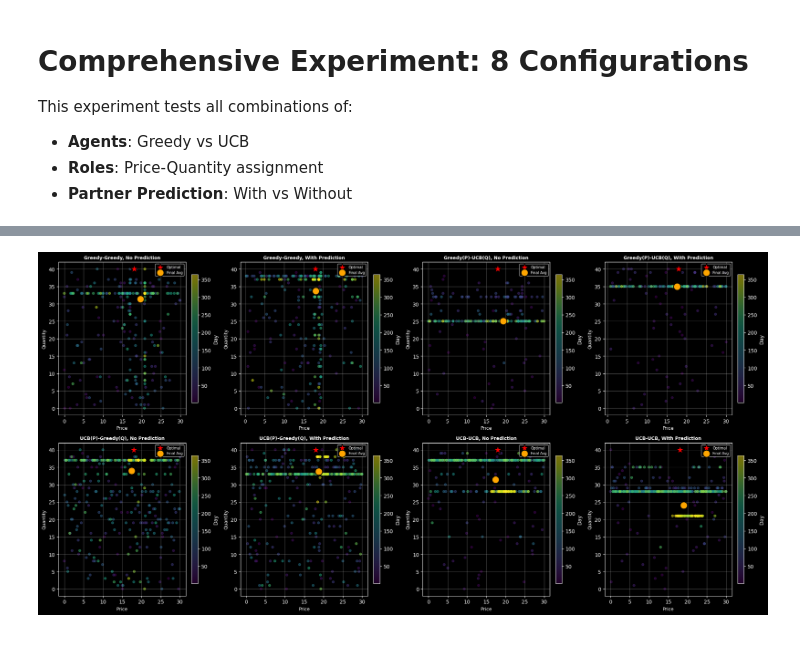
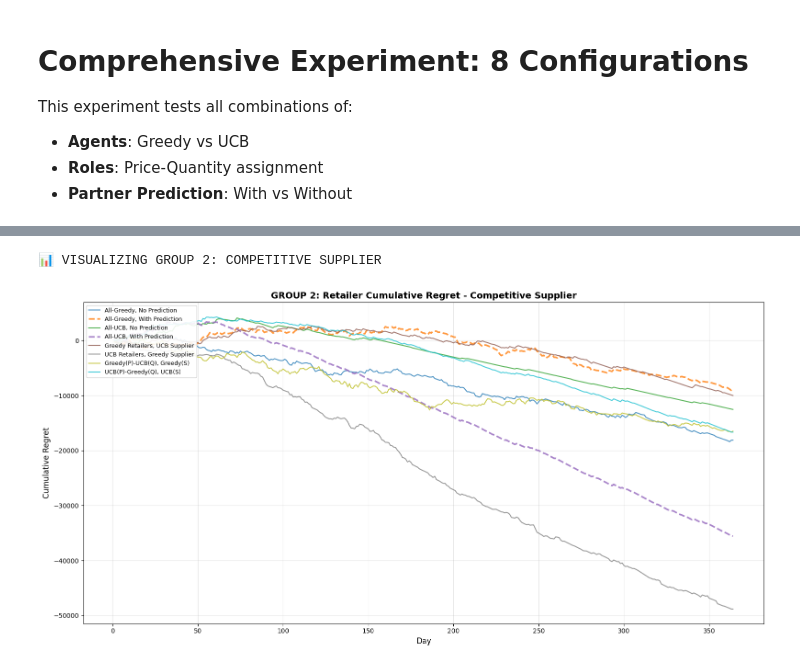
Before and after one commit to utkuyagci/AISCM-Final-Project, a Jupyter notebook: experiment.ipynb, the cells around one changed output, grey strips where cells are left out. Drawn from its saved outputs; the diff is of its cells as text; code cells hidden in the pictures.

```diff
--- a/experiment.ipynb
+++ b/experiment.ipynb
@@ -132,10 +220,16 @@ UCB(P)-Greedy(Q), With Prediction    ucb greedy        True       98001.016277
 # %%
-# Visualization 1: Cumulative Regret Comparison
+# ============================================================================
+# VISUALIZATION: GROUP 1 - TEAM PLAYER SUPPLIER
+# ============================================================================
+
+print("\n📊 VISUALIZING GROUP 1: TEAM PLAYER SUPPLIER")
+
+# Cumulative Regret Comparison
 fig, ax = plt.subplots(figsize=(16, 8))
 
-colors = plt.cm.tab10(np.linspace(0, 1, len(all_results)))
+colors = plt.cm.tab10(np.linspace(0, 1, len(team_player_results)))
 
-for idx, result in enumerate(all_results):
+for idx, result in enumerate(team_player_results):
     df = result['Combined_DF']
     cumulative_regret = df['Regret'].cumsum()
 
@@ -151,7 +245,7 @@ for idx, result in enumerate(all_results):
 
 ax.set_xlabel('Day', fontsize=12)
 ax.set_ylabel('Cumulative Regret', fontsize=12)
-ax.set_title('Cumulative Regret Across All Configurations', fontsize=14, fontweight='bold')
+ax.set_title('GROUP 1: Cumulative Regret - Team Player Supplier (Retailer Only)', fontsize=14, fontweight='bold')
 ax.legend(loc='upper left', fontsize=9, framealpha=0.9)
 ax.grid(True, alpha=0.3)
 plt.tight_layout()
@@ -225,41 +256,35 @@ plt.show()
 # %%
-# Visualization 3: Price-Quantity Convergence Trajectories
-fig, axes = plt.subplots(2, 4, figsize=(20, 10))
-axes = axes.flatten()
+# ============================================================================
+# VISUALIZATION: GROUP 2 - COMPETITIVE SUPPLIER
+# ============================================================================
 
-for idx, result in enumerate(all_results):
+print("\n📊 VISUALIZING GROUP 2: COMPETITIVE SUPPLIER")
+
+# Only Retailer Regret (Supplier regret not tracked)
+fig, ax = plt.subplots(figsize=(16, 8))
+
+colors = plt.cm.tab10(np.linspace(0, 1, len(competitive_results)))
+
+for idx, result in enumerate(competitive_results):
     df = result['Combined_DF']
-    ax = axes[idx]
 
-    # Plot trajectory with color gradient
-    scatter = ax.scatter(df['Price'], df['Quantity'],
-                        c=df['Step'], cmap='viridis',
-                        alpha=0.5, s=20)
+    linestyle = '--' if result['Prediction'] else '-'
+    linewidth = 2.5 if result['Prediction'] else 1.5
 
-    # Mark optimal point
-    ax.scatter([params.P_OPT], [params.Q_OPT],
-              color='red', s=300, marker='*',
-              edgecolors='black', linewidths=1.5,
-              label='Optimal', zorder=5)
+    ax.plot(df['Step'], df['Retailer_Cumulative_Regret'],
+            label=result['Config'],
+            color=colors[idx],
+            linestyle=linestyle,
+            linewidth=linewidth,
+            alpha=0.8)
 
-    # Mark final average point
-    final_p = result['Final_Price']
-    final_q = result['Final_Quantity']
-    ax.scatter([final_p], [final_q],
-              color='orange', s=200, marker='o',
-              edgecolors='black', linewidths=1.5,
-              label='Final Avg', zorder=4)
-
-    ax.set_xlabel('Price', fontsize=9)
-    ax.set_ylabel('Quantity', fontsize=9)
-    ax.set_title(result['Config'], fontsize=9, fontweight='bold')
-    ax.legend(fontsize=7, loc='upper right')
-    ax.grid(True, alpha=0.3)
-
-    # Add colorbar
-    plt.colorbar(scatter, ax=ax, label='Day', fraction=0.046, pad=0.04)
-
+ax.set_xlabel('Day', fontsize=12)
+ax.set_ylabel('Cumulative Regret', fontsize=12)
+ax.set_title('GROUP 2: Retailer Cumulative Regret - Competitive Supplier', fontsize=14, fontweight='bold')
+ax.legend(loc='upper left', fontsize=9, framealpha=0.9)
+ax.grid(True, alpha=0.3)
 plt.tight_layout()
 plt.show()
 # %% [output]
+📊 VISUALIZING GROUP 2: COMPETITIVE SUPPLIER
-[figure, old version]
+[figure, new version]
```
Also changed, not shown: parts of 7 cells of this notebook, 3 other files.
